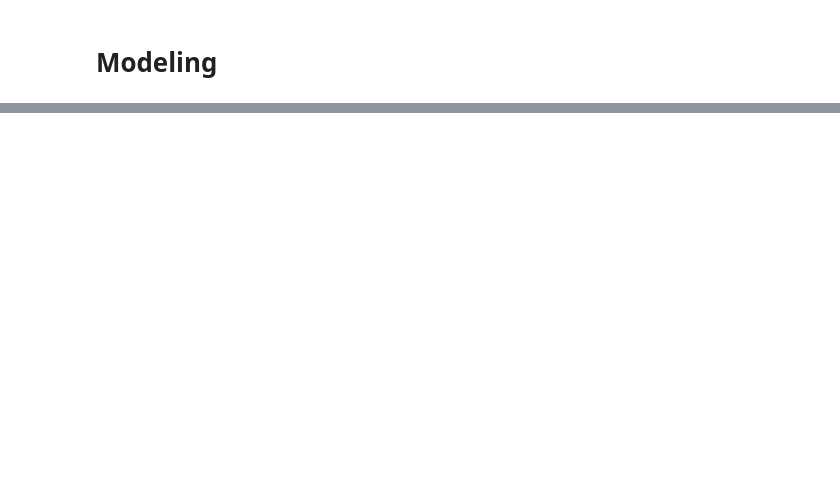
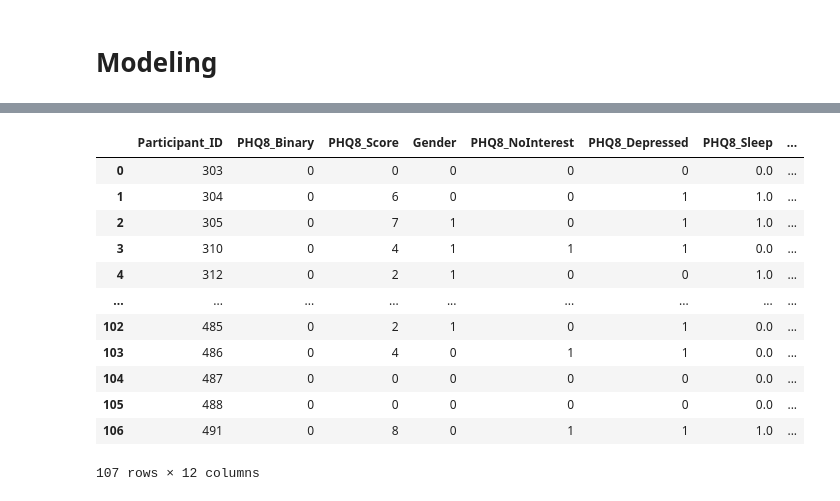
Before and after one commit to thyaravind/Depression_detection, a Jupyter notebook: Model.ipynb, the cells around one changed output, grey strips where cells are left out. Saved outputs shown, nothing was run; the diff lists cells and outputs as text; code cells hidden in the pictures; blank space fills up the shorter version.

```diff
--- a/Model.ipynb
+++ b/Model.ipynb
@@ -104,0 +128,22 @@ import matplotlib.pyplot as plt
+# %%
+from pyAudioAnalysis import audioBasicIO
+from pyAudioAnalysis import ShortTermFeatures
+from zipfile import ZipFile
+import numpy as np
+import pandas as pd
+import pickle
+import json
+import matplotlib.pyplot as plt
+
+
+train_split = pd.read_csv('/content/drive/Shared drives/EPICS - Project/The Dataset files/train_split_Depression_AVEC2017.csv')
+
+
+SpecDict = {}
+
+def ExtractFeatures(id):
+        [Fs, x] = audioBasicIO.read_audio_file("/content/drive/Shared drives/EPICS - Project/Archives/{}_AUDIO.wav".format(id))
+        F, f_names = ShortTermFeatures.feature_extraction(x, Fs, 0.050 * Fs, 0.025 * Fs)
+        return F, f_names
+
+Mat, names = ExtractFeatures(303)
@@ -104,0 +174,16 @@ import matplotlib.pyplot as plt
+# %%
+train_split
+# %% [output]
+|  | Participant_ID | PHQ8_Binary | PHQ8_Score | Gender | PHQ8_NoInterest | PHQ8_Depressed | PHQ8_Sleep | ... |
+| 0 | 303 | 0 | 0 | 0 | 0 | 0 | 0.0 | ... |
+| 1 | 304 | 0 | 6 | 0 | 0 | 1 | 1.0 | ... |
+| 2 | 305 | 0 | 7 | 1 | 0 | 1 | 1.0 | ... |
+| 3 | 310 | 0 | 4 | 1 | 1 | 1 | 0.0 | ... |
+| 4 | 312 | 0 | 2 | 1 | 0 | 0 | 1.0 | ... |
+| ... | ... | ... | ... | ... | ... | ... | ... | ... |
+| 102 | 485 | 0 | 2 | 1 | 0 | 1 | 0.0 | ... |
+| 103 | 486 | 0 | 4 | 0 | 1 | 1 | 0.0 | ... |
+| 104 | 487 | 0 | 0 | 0 | 0 | 0 | 0.0 | ... |
+| 105 | 488 | 0 | 0 | 0 | 0 | 0 | 0.0 | ... |
+| 106 | 491 | 0 | 8 | 0 | 1 | 1 | 1.0 | ... |
+107 rows × 12 columns
```
Also changed, not shown: parts of 22 cells of this notebook.
